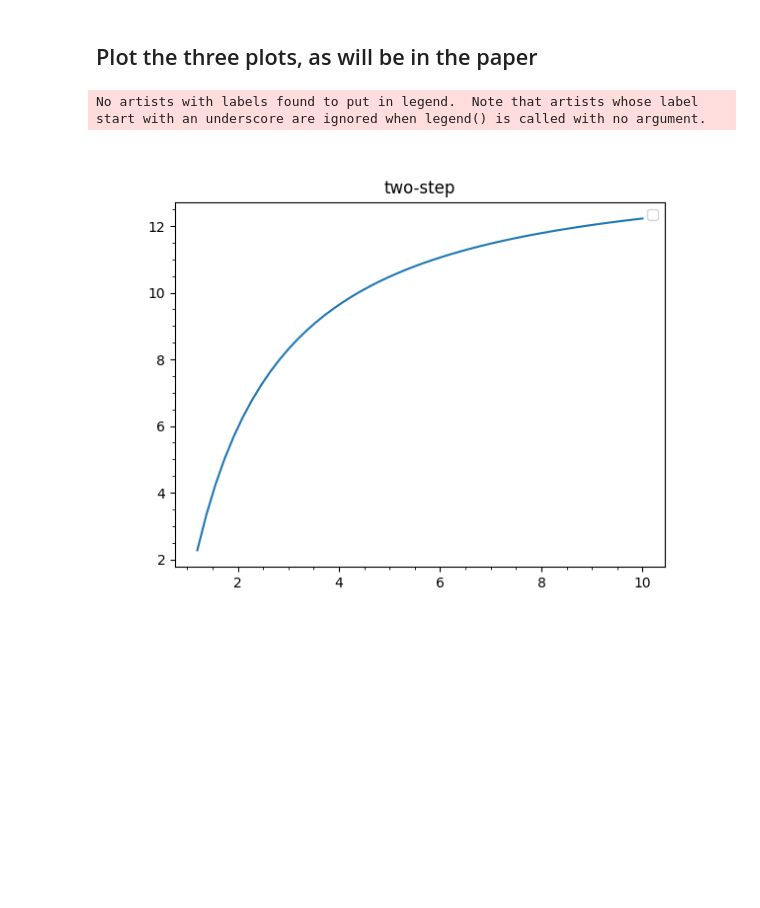
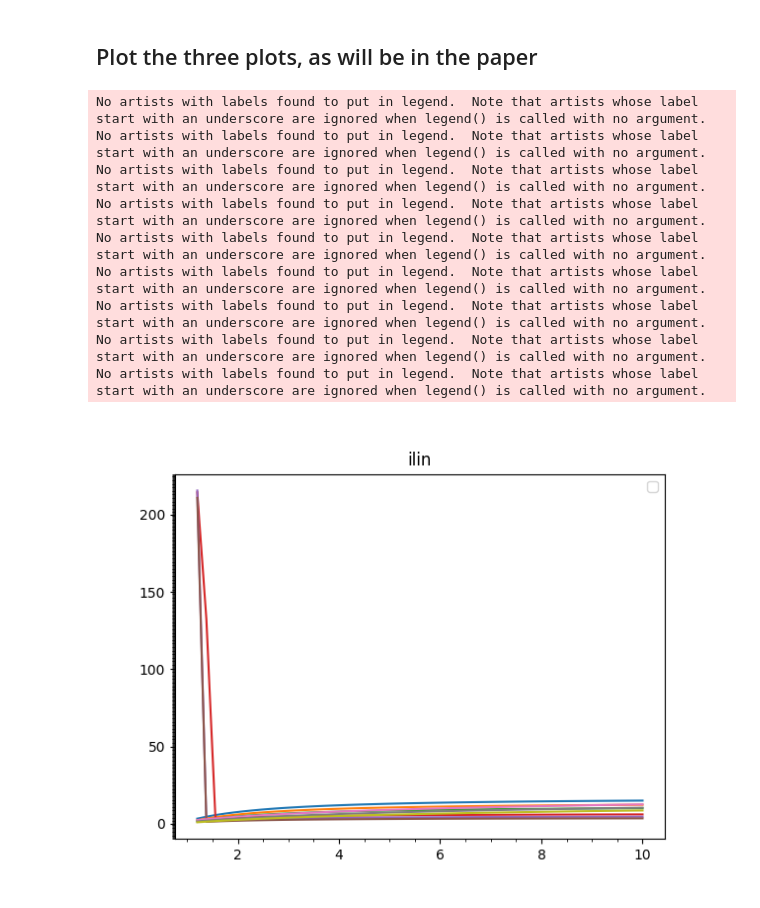
Before and after one commit to Yugal0/fitting-eis-dipangle-analysis, a Jupyter notebook: running_for_data.ipynb, the cells around one changed output. Cells and saved outputs as stored; diff of their text form; code cells hidden in the pictures; blank space fills up the shorter version.

```diff
--- a/running_for_data.ipynb
+++ b/running_for_data.ipynb
@@ -62,26 +62,36 @@ theta_list=json.loads(json_data)
 # %%
 from matplotlib.ticker import MultipleLocator
 ratio_range=np.linspace(1.2,10,50)
 
-fig,axx=plt.subplots()
+# ax=[]
+fig,ax=plt.subplots()
+# fig1,ax=plt.subplots()
+# fig2,ax=plt.subplots()
 x=ratio_range
 
 for idx1 in [0,1,2]:
     for idx2 in [0,1,2]:
-    idx=0
-    axx.plot(ratio_range,theta_list[0][1])
-    axx.xaxis.set_minor_locator(MultipleLocator(0.5))
-    axx.yaxis.set_minor_locator(MultipleLocator(0.5))
-    axx.legend()
-    if(idx==0):
-        axx.set_title("two-step")
-    elif(idx==1):
-        axx.set_title("lin")
-    else:
-    axx.set_title("ilin")
+        ax.plot(ratio_range,theta_list[idx1][idx2])
+        ax.xaxis.set_minor_locator(MultipleLocator(0.5))
+        ax.yaxis.set_minor_locator(MultipleLocator(0.5))
+        ax.legend()
+        if(idx1==0):
+            ax.set_title("two-step")
+        elif(idx1==1):
+            ax.set_title("lin")
+        else:
+            ax.set_title("ilin")
 
 # axx.set_xticks(np.arange(0, 10.5, 0.5))
 # axx.set_yticks(np.arange(0, 12, 1))
 # %% [output]
 No artists with labels found to put in legend.  Note that artists whose label start with an underscore are ignored when legend() is called with no argument.
+No artists with labels found to put in legend.  Note that artists whose label start with an underscore are ignored when legend() is called with no argument.
+No artists with labels found to put in legend.  Note that artists whose label start with an underscore are ignored when legend() is called with no argument.
+No artists with labels found to put in legend.  Note that artists whose label start with an underscore are ignored when legend() is called with no argument.
+No artists with labels found to put in legend.  Note that artists whose label start with an underscore are ignored when legend() is called with no argument.
+No artists with labels found to put in legend.  Note that artists whose label start with an underscore are ignored when legend() is called with no argument.
+No artists with labels found to put in legend.  Note that artists whose label start with an underscore are ignored when legend() is called with no argument.
+No artists with labels found to put in legend.  Note that artists whose label start with an underscore are ignored when legend() is called with no argument.
+No artists with labels found to put in legend.  Note that artists whose label start with an underscore are ignored when legend() is called with no argument.
-[figure, old version]
+[figure, new version]
```
